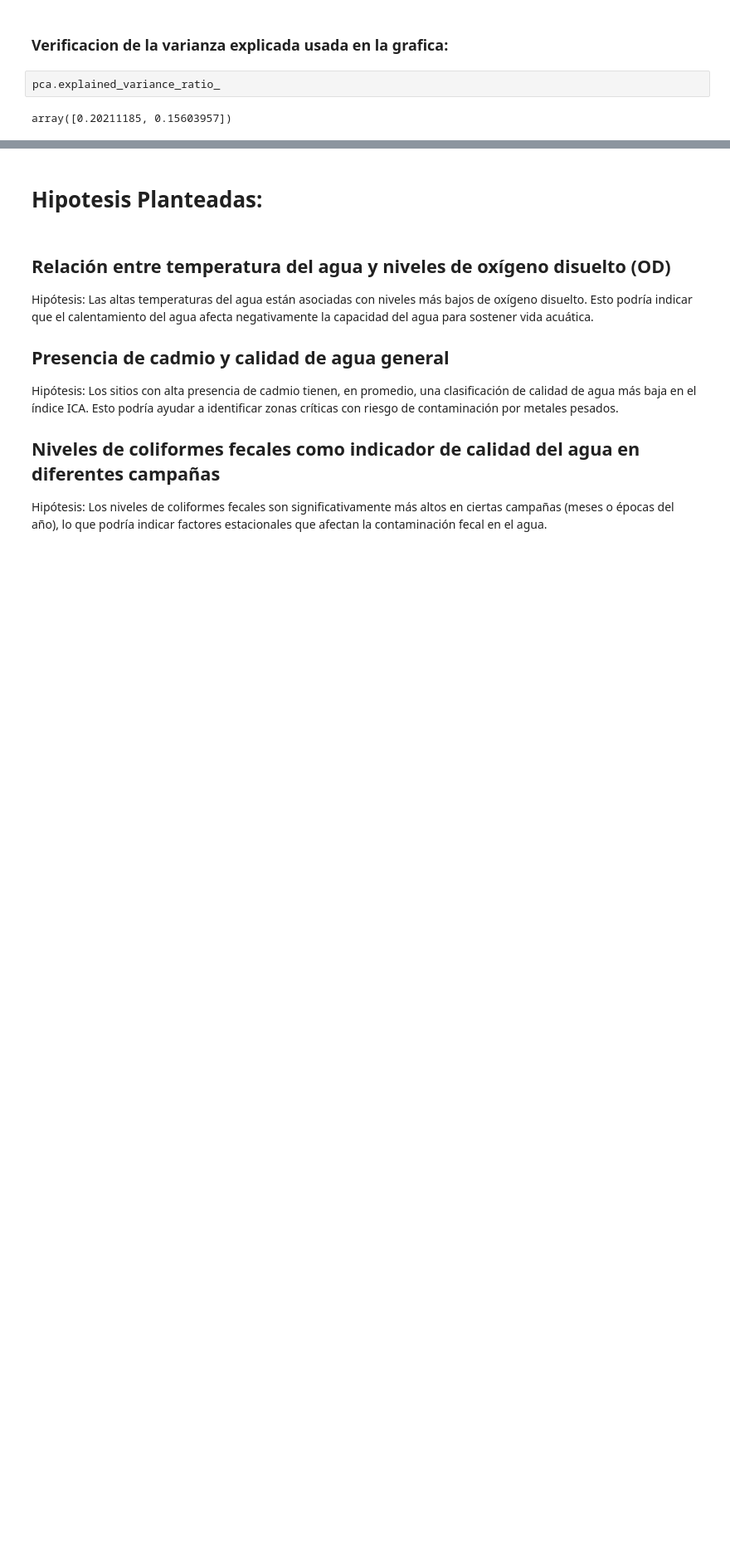
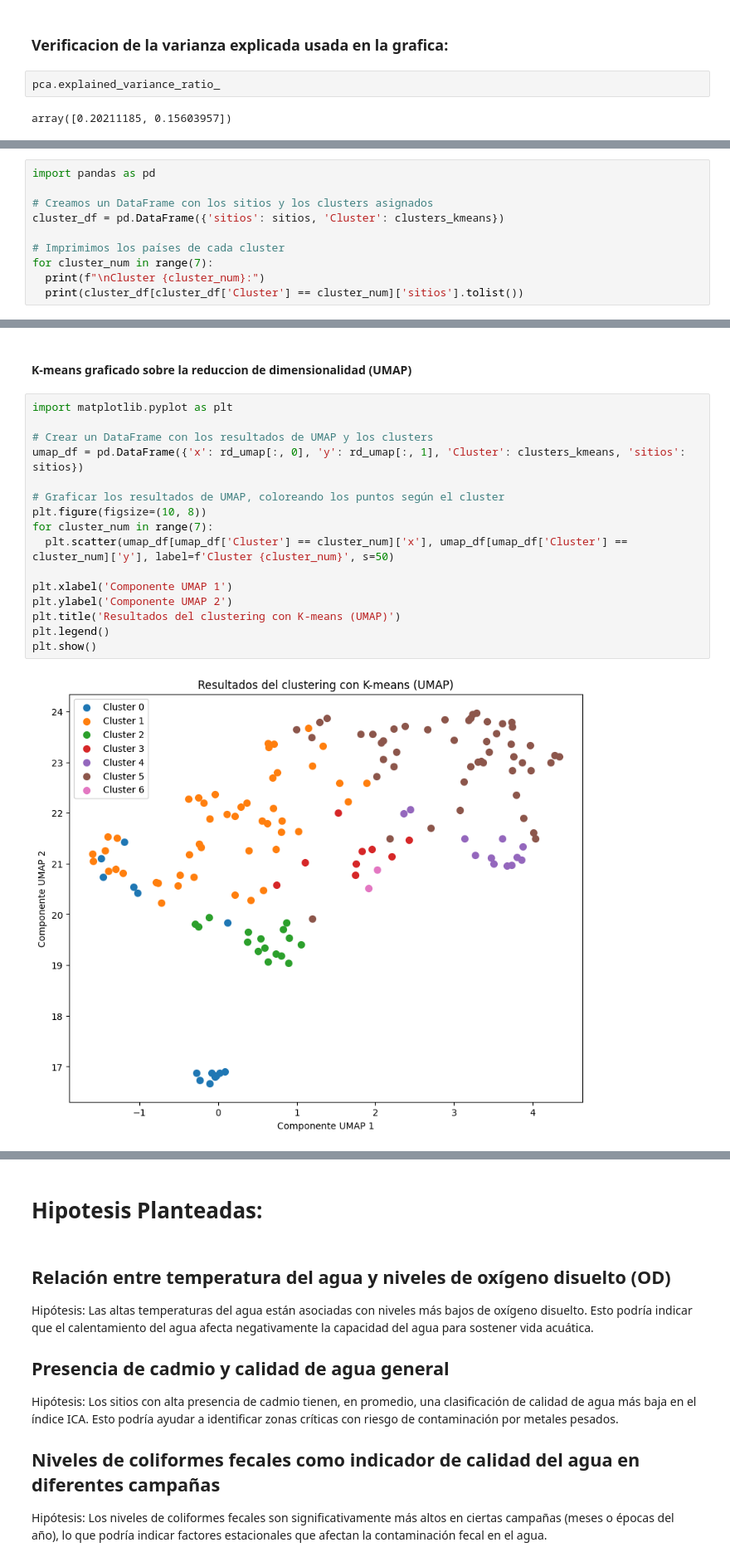
Before and after one commit to SOAgustin/PracticaEspecial, a Jupyter notebook: PracticoEspecial.ipynb, the cells around one changed output, grey strips where cells are left out. Shown: that part at 83% size. Saved outputs shown, nothing was run; the diff lists cells and outputs as text; blank space fills up the shorter version.

```diff
--- a/PracticoEspecial.ipynb
+++ b/PracticoEspecial.ipynb
@@ -2239,0 +2183,10 @@ Cluster 3:
+# %%
+import pandas as pd
+
+# Creamos un DataFrame con los sitios y los clusters asignados
+cluster_df = pd.DataFrame({'sitios': sitios, 'Cluster': clusters_kmeans})
+
+# Imprimimos los países de cada cluster
+for cluster_num in range(7):
+  print(f"\nCluster {cluster_num}:")
+  print(cluster_df[cluster_df['Cluster'] == cluster_num]['sitios'].tolist())
@@ -2239,0 +2214,20 @@ Cluster 3:
+# %% [markdown]
+#### K-means graficado sobre la reduccion de dimensionalidad (UMAP)
+# %%
+import matplotlib.pyplot as plt
+
+# Crear un DataFrame con los resultados de UMAP y los clusters
+umap_df = pd.DataFrame({'x': rd_umap[:, 0], 'y': rd_umap[:, 1], 'Cluster': clusters_kmeans, 'sitios': sitios})
+
+# Graficar los resultados de UMAP, coloreando los puntos según el cluster
+plt.figure(figsize=(10, 8))
+for cluster_num in range(7):
+  plt.scatter(umap_df[umap_df['Cluster'] == cluster_num]['x'], umap_df[umap_df['Cluster'] == cluster_num]['y'], label=f'Cluster {cluster_num}', s=50)
+
+plt.xlabel('Componente UMAP 1')
+plt.ylabel('Componente UMAP 2')
+plt.title('Resultados del clustering con K-means (UMAP)')
+plt.legend()
+plt.show()
+# %% [output]
+[figure, added]
```
Also changed, not shown: parts of 47 cells of this notebook.
